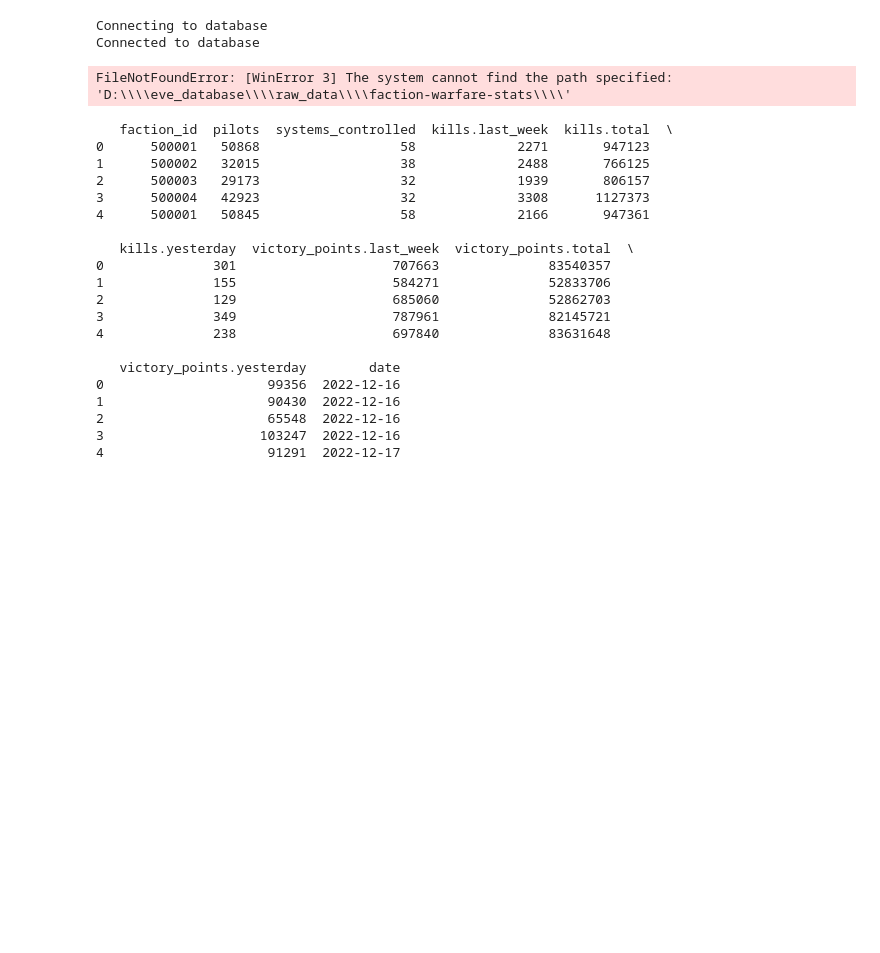
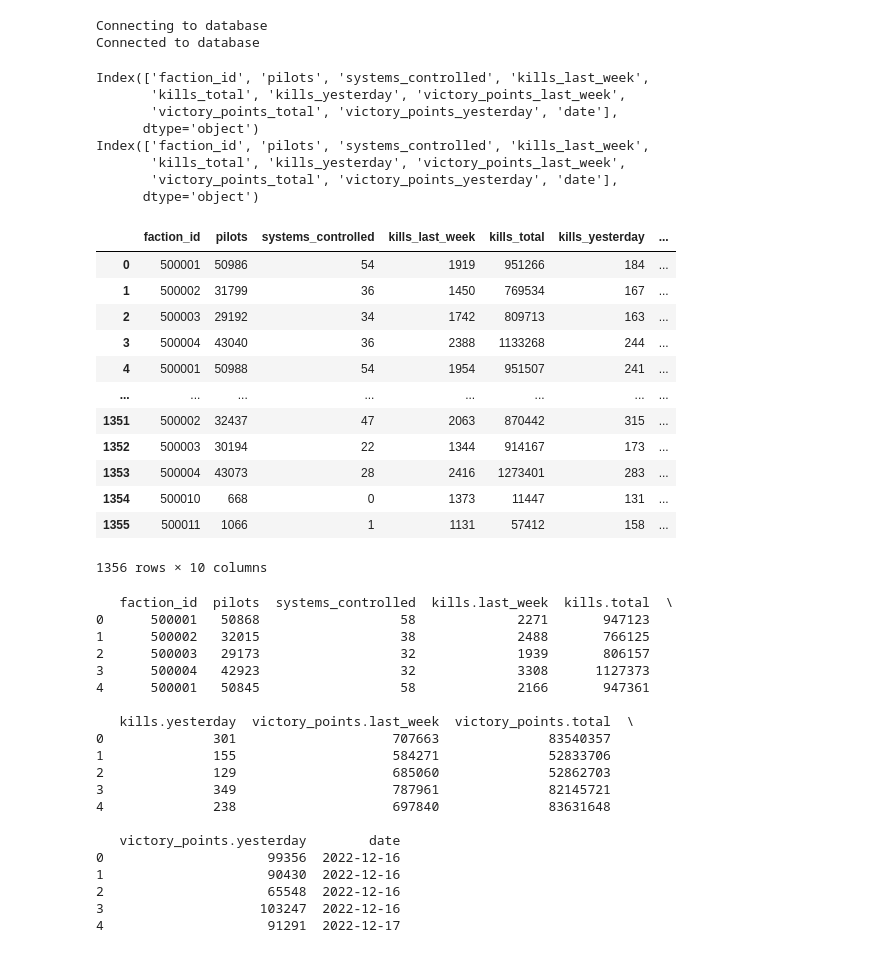
Before and after one commit to r-cunning/eve_online_market_database, a Jupyter notebook: tables/faction_warfare_stats_history/faction_warfare.ipynb, the cells around one changed output. Cells and saved outputs as stored; diff of their text form; code cells hidden in the pictures; blank space fills up the shorter version.

```diff
--- a/tables/faction_warfare_stats_history/faction_warfare.ipynb
+++ b/tables/faction_warfare_stats_history/faction_warfare.ipynb
@@ -23,13 +24,33 @@ db_credentials = config.db_credentials
 Connecting to database
 Connected to database
 # %%
-base_path = 'D:/eve_database/raw_data/faction-warfare-stats/'  # Update this to the path of your data folders
+base_path = r'D:\EVE_DB_BACKUP\raw_data\faction_warfare_stats'  # Update this to the path of your data folders
 
 
 
-df = pop.process_json_populate_FW(base_path, db_credentials)
+populate_table.process_json_populate_FW(base_path, db_credentials)
 # %% [output]
-FileNotFoundError: [WinError 3] The system cannot find the path specified: 'D:\\\\eve_database\\\\raw_data\\\\faction-warfare-stats\\\\'
+Index(['faction_id', 'pilots', 'systems_controlled', 'kills_last_week',
+       'kills_total', 'kills_yesterday', 'victory_points_last_week',
+       'victory_points_total', 'victory_points_yesterday', 'date'],
+      dtype='object')
+Index(['faction_id', 'pilots', 'systems_controlled', 'kills_last_week',
+       'kills_total', 'kills_yesterday', 'victory_points_last_week',
+       'victory_points_total', 'victory_points_yesterday', 'date'],
+      dtype='object')
+|  | faction_id | pilots | systems_controlled | kills_last_week | kills_total | kills_yesterday | ... |
+| 0 | 500001 | 50986 | 54 | 1919 | 951266 | 184 | ... |
+| 1 | 500002 | 31799 | 36 | 1450 | 769534 | 167 | ... |
+| 2 | 500003 | 29192 | 34 | 1742 | 809713 | 163 | ... |
+| 3 | 500004 | 43040 | 36 | 2388 | 1133268 | 244 | ... |
+| 4 | 500001 | 50988 | 54 | 1954 | 951507 | 241 | ... |
+| ... | ... | ... | ... | ... | ... | ... | ... |
+| 1351 | 500002 | 32437 | 47 | 2063 | 870442 | 315 | ... |
+| 1352 | 500003 | 30194 | 22 | 1344 | 914167 | 173 | ... |
+| 1353 | 500004 | 43073 | 28 | 2416 | 1273401 | 283 | ... |
+| 1354 | 500010 | 668 | 0 | 1373 | 11447 | 131 | ... |
+| 1355 | 500011 | 1066 | 1 | 1131 | 57412 | 158 | ... |
+1356 rows × 10 columns
 # %%
 print(df.head())
 # %% [output]
```
Also changed, not shown: parts of 3 cells of this notebook, 22 other files.
